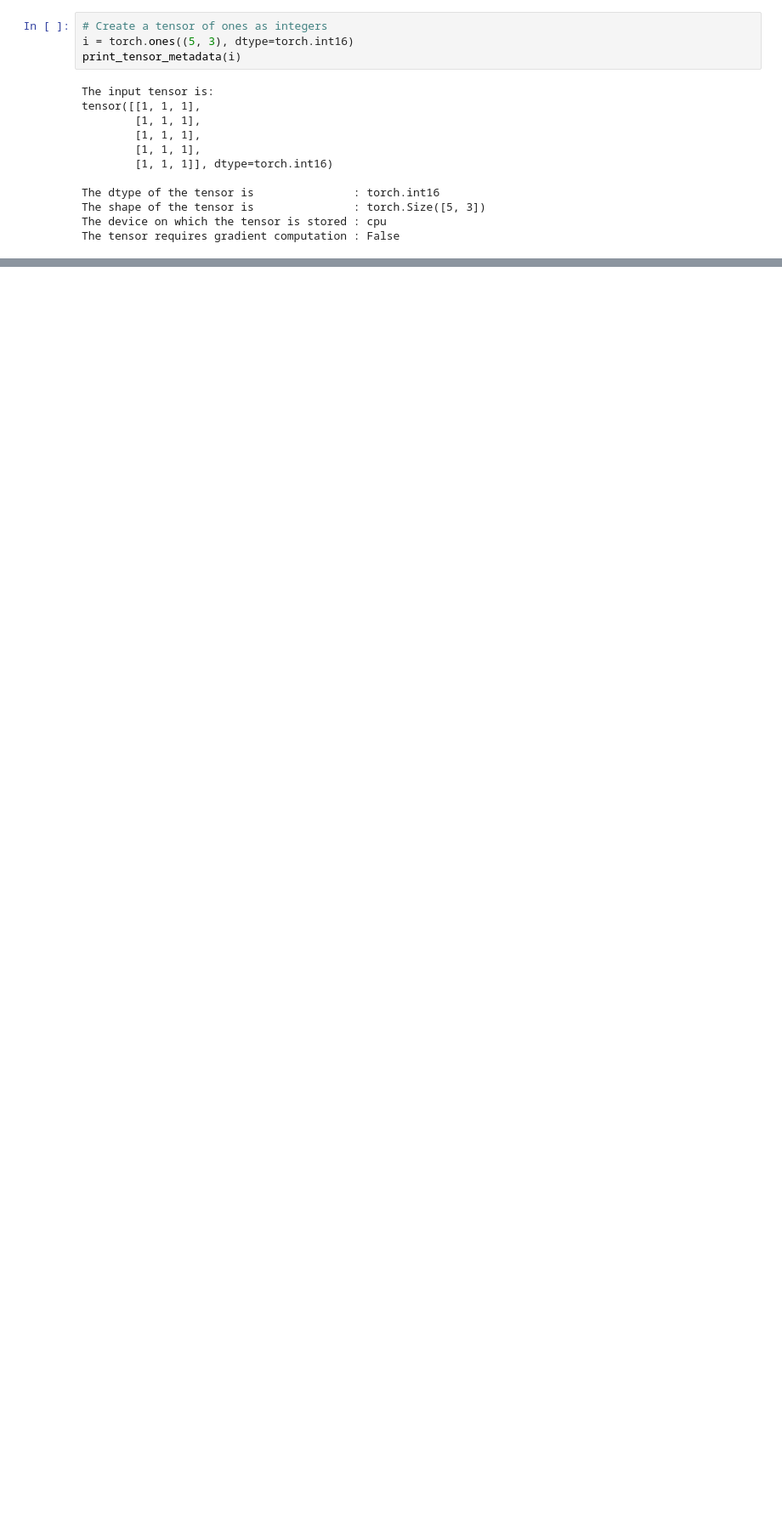
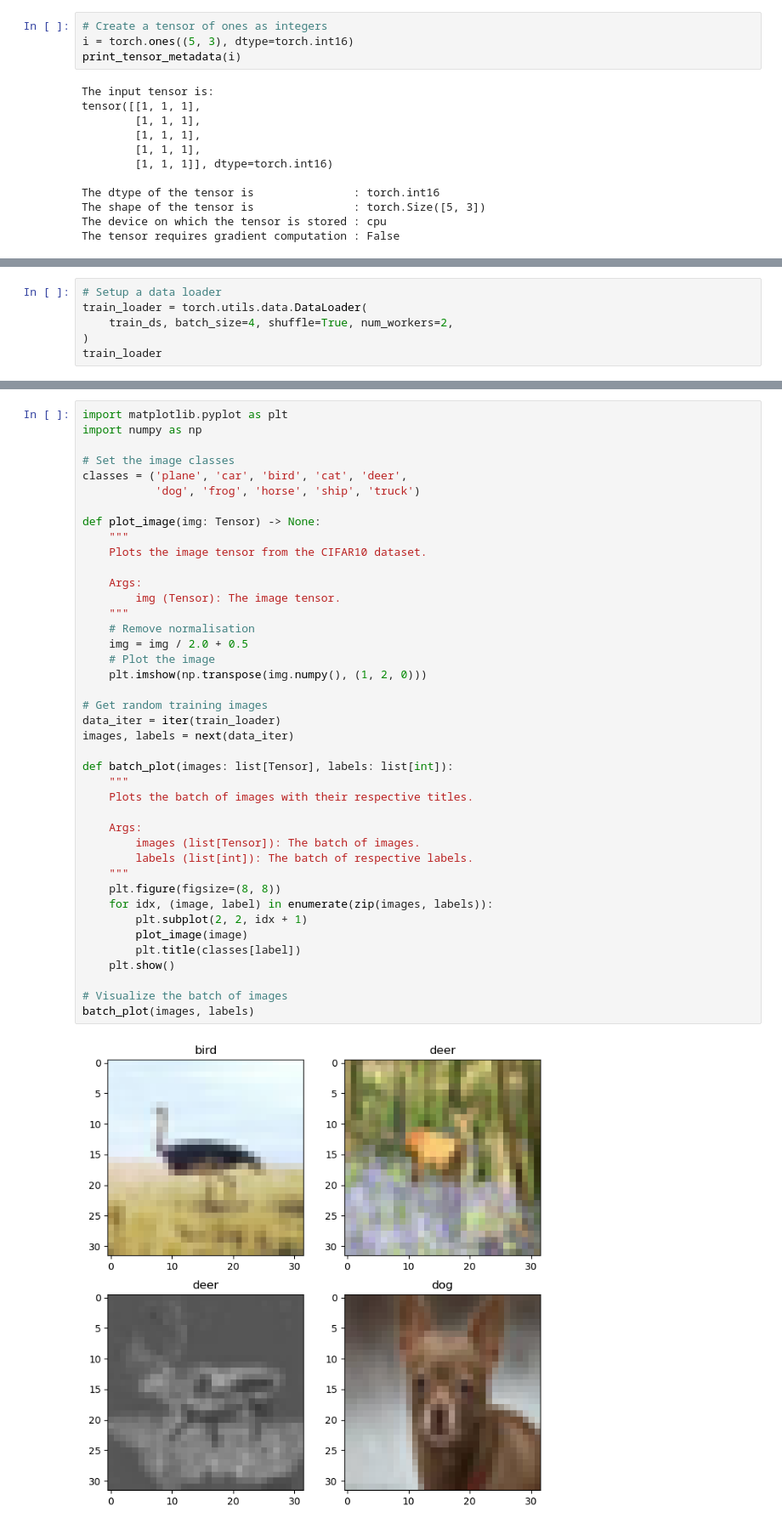
Before and after one commit to DracoY-code/pytorch-tutorial-assets, a Jupyter notebook: notebooks/01_introduction_to_pytorch.ipynb, the cells around one changed output, grey strips where cells are left out. Shown: that part at 85% size. Drawn from its saved outputs; the diff is of its cells as text; blank space fills up the shorter version.

```diff
--- a/notebooks/01_introduction_to_pytorch.ipynb
+++ b/notebooks/01_introduction_to_pytorch.ipynb
@@ -84,0 +474,6 @@ The tensor requires gradient computation : False
+# %%
+# Setup a data loader
+train_loader = torch.utils.data.DataLoader(
+    train_ds, batch_size=4, shuffle=True, num_workers=2,
+)
+train_loader
@@ -84,0 +482,43 @@ The tensor requires gradient computation : False
+# %%
+import matplotlib.pyplot as plt
+import numpy as np
+
+# Set the image classes
+classes = ('plane', 'car', 'bird', 'cat', 'deer',
+           'dog', 'frog', 'horse', 'ship', 'truck')
+
+def plot_image(img: Tensor) -> None:
+    """
+    Plots the image tensor from the CIFAR10 dataset.
+
+    Args:
+        img (Tensor): The image tensor.
+    """
+    # Remove normalisation
+    img = img / 2.0 + 0.5
+    # Plot the image
+    plt.imshow(np.transpose(img.numpy(), (1, 2, 0)))
+
+# Get random training images
+data_iter = iter(train_loader)
+images, labels = next(data_iter)
+
+def batch_plot(images: list[Tensor], labels: list[int]):
+    """
+    Plots the batch of images with their respective titles.
+
+    Args:
+        images (list[Tensor]): The batch of images.
+        labels (list[int]): The batch of respective labels.
+    """
+    plt.figure(figsize=(8, 8))
+    for idx, (image, label) in enumerate(zip(images, labels)):
+        plt.subplot(2, 2, idx + 1)
+        plot_image(image)
+        plt.title(classes[label])
+    plt.show()
+
+# Visualize the batch of images
+batch_plot(images, labels)
+# %% [output]
+[figure, added]
```
Also changed, not shown: parts of 26 cells of this notebook, 2 other files.
